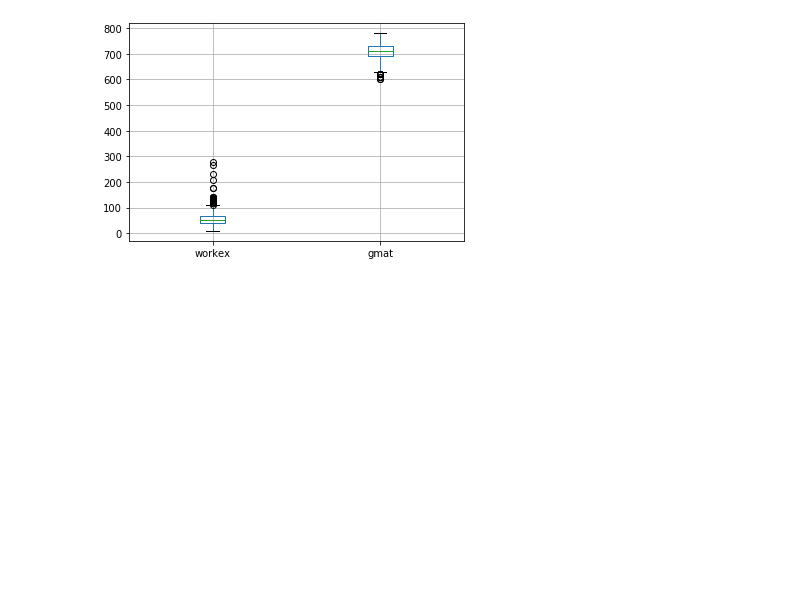
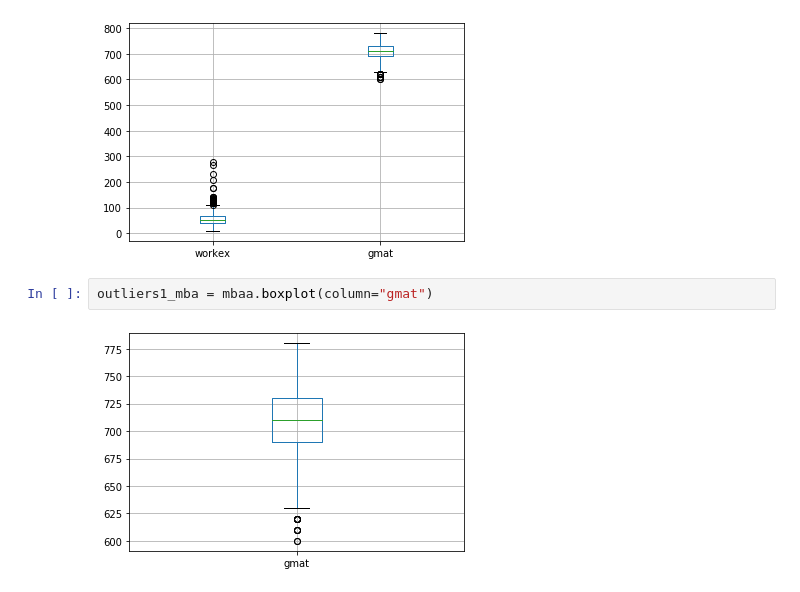
Before and after one commit to abdul1306/test, a Jupyter notebook: visualisation.ipynb, the cells around one changed output. Saved outputs shown, nothing was run; the diff lists cells and outputs as text; blank space fills up the shorter version.

Commit message:
visual

```diff
--- a/visualisation.ipynb
+++ b/visualisation.ipynb
@@ -57,3 +57,7 @@ outliers
 outliers_mba=mbaa.boxplot()
 # %% [output]
 [figure]
+# %%
+outliers1_mba = mbaa.boxplot(column="gmat")
+# %% [output]
+[figure, added]
```
